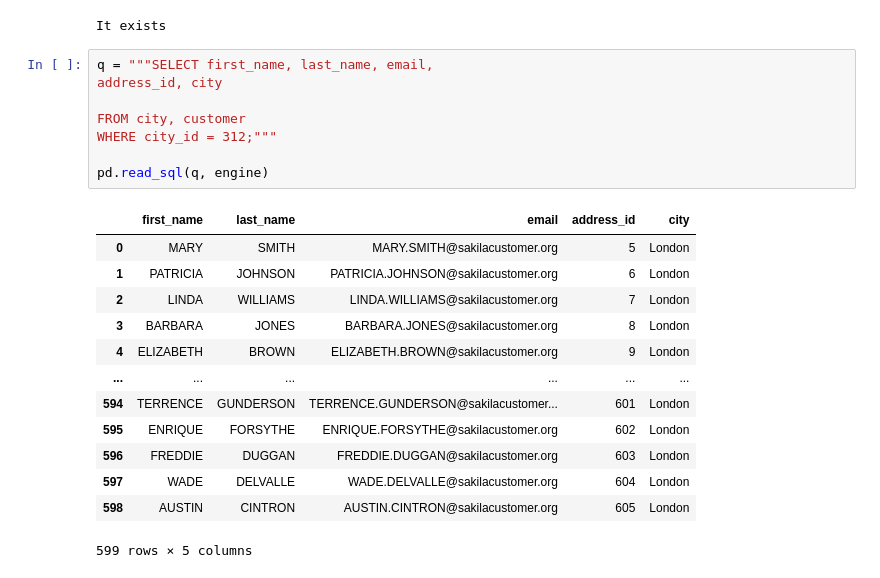
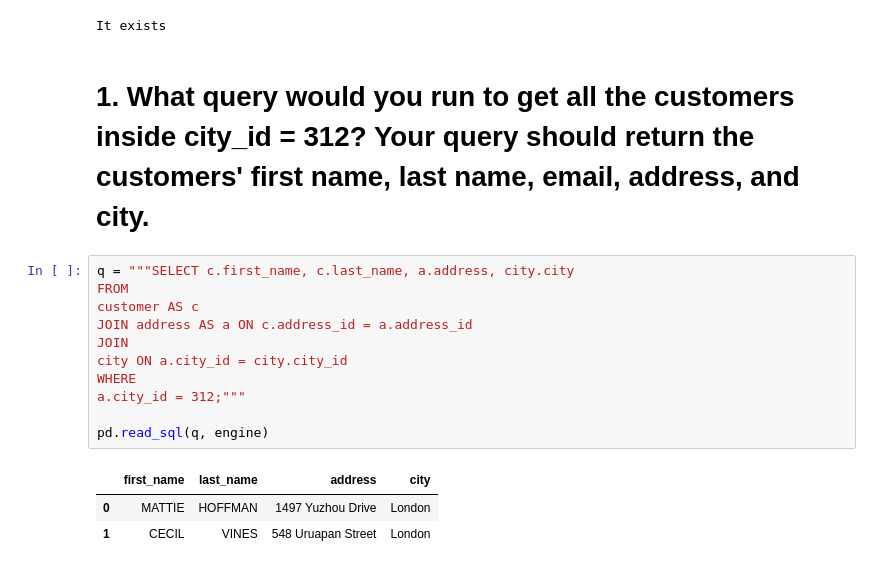
Before and after one commit to jcowart1987/Sakila-CORE, a Jupyter notebook: Sakila CORE.ipynb, the cells around one changed output. Saved outputs shown, nothing was run; the diff lists cells and outputs as text.

```diff
--- a/Sakila CORE.ipynb
+++ b/Sakila CORE.ipynb
@@ -21,25 +21,20 @@ else:
     print('Database Created')
 # %% [output]
 It exists
+# %% [markdown]
+# 1. What query would you run to get all the customers inside city_id = 312? Your query should return the customers' first name, last name, email, address, and city.
 # %%
-q = """SELECT first_name, last_name, email,
-address_id, city
-
-FROM city, customer
-WHERE city_id = 312;"""
+q = """SELECT c.first_name, c.last_name, a.address, city.city
+FROM
+customer AS c
+JOIN address AS a ON c.address_id = a.address_id
+JOIN
+city ON a.city_id = city.city_id
+WHERE
+a.city_id = 312;"""
 
 pd.read_sql(q, engine)
 # %% [output]
-|  | first_name | last_name | email | address_id | city |
-| 0 | MARY | SMITH | MARY.SMITH@sakilacustomer.org | 5 | London |
-| 1 | PATRICIA | JOHNSON | PATRICIA.JOHNSON@sakilacustomer.org | 6 | London |
-| 2 | LINDA | WILLIAMS | LINDA.WILLIAMS@sakilacustomer.org | 7 | London |
-| 3 | BARBARA | JONES | BARBARA.JONES@sakilacustomer.org | 8 | London |
-| 4 | ELIZABETH | BROWN | ELIZABETH.BROWN@sakilacustomer.org | 9 | London |
-| ... | ... | ... | ... | ... | ... |
-| 594 | TERRENCE | GUNDERSON | TERRENCE.GUNDERSON@sakilacustomer... | 601 | London |
-| 595 | ENRIQUE | FORSYTHE | ENRIQUE.FORSYTHE@sakilacustomer.org | 602 | London |
-| 596 | FREDDIE | DUGGAN | FREDDIE.DUGGAN@sakilacustomer.org | 603 | London |
-| 597 | WADE | DELVALLE | WADE.DELVALLE@sakilacustomer.org | 604 | London |
-| 598 | AUSTIN | CINTRON | AUSTIN.CINTRON@sakilacustomer.org | 605 | London |
+|  | first_name | last_name | address | city |
+| 0 | MATTIE | HOFFMAN | 1497 Yuzhou Drive | London |
+| 1 | CECIL | VINES | 548 Uruapan Street | London |
-599 rows × 5 columns
```
Also changed, not shown: parts of 20 cells of this notebook.
